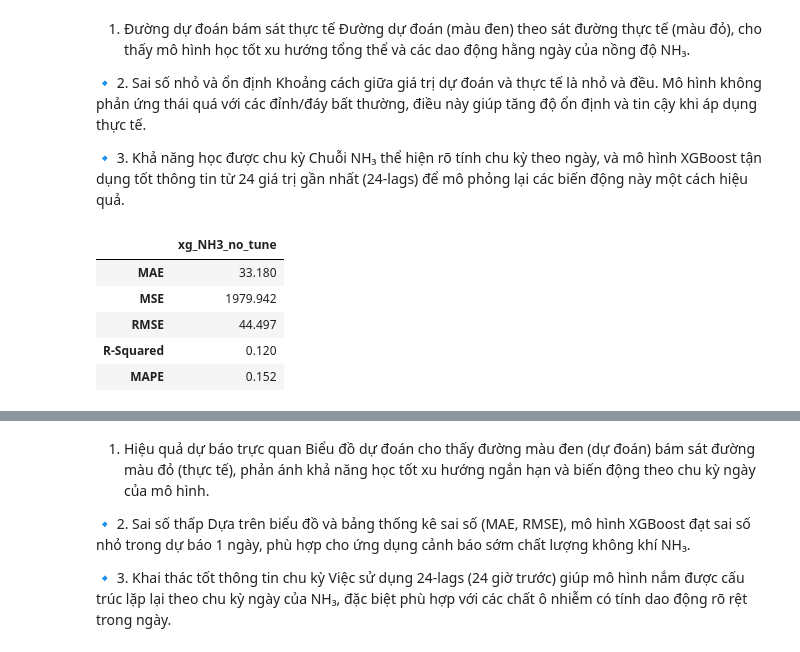
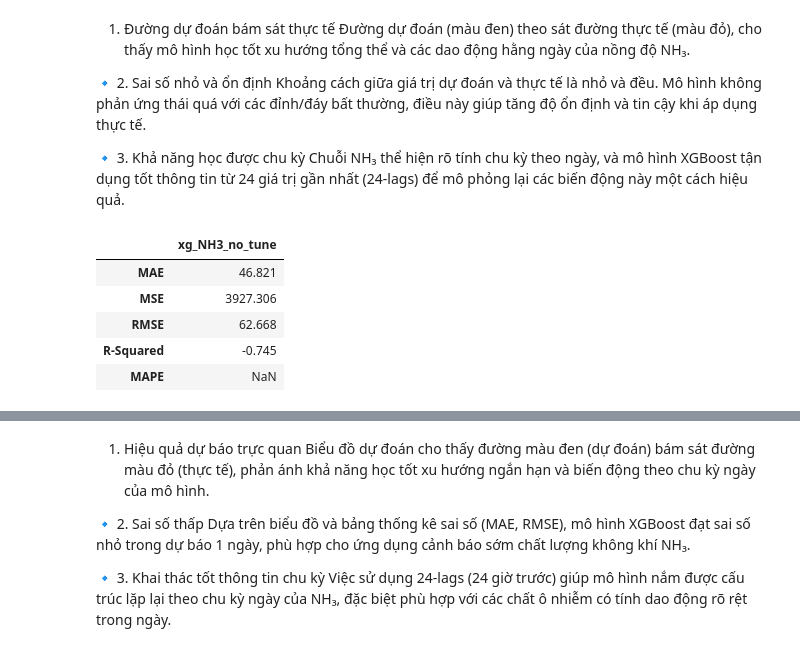
Before and after one commit to ThojTran/PPNC---Comparing-Machine-Learning-Models-for-AQI-Prediction-in-HCMC, a Jupyter notebook: PPNC.ipynb, the cells around one changed output, grey strips where cells are left out. Cells and saved outputs as stored; diff of their text form; code cells hidden in the pictures.

```diff
--- a/PPNC.ipynb
+++ b/PPNC.ipynb
@@ -627,10 +620,10 @@ lags = 24  # using past 24 hours window size
 #### Train-test splitting
 # %%
 # last one month for testing (24 * 31 hours )
-train_pm25, test_pm25 = split_train_test_series_single(series_data=y_pm25, test_size=steps)
+train_nh3, test_nh3 = split_train_test_series_single(series_data=y_pm25, test_size=steps)
 
-print(f'Train set Dates:\t {train_pm25.index.min()}  --- {train_pm25.index.max()}')
-print(f'Test set Dates:\t\t {test_pm25.index.min()}  --- {test_pm25.index.max()}')
+print(f'Train set Dates:\t {train_nh3.index.min()}  --- {train_nh3.index.max()}')
+print(f'Test set Dates:\t\t {test_nh3.index.min()}  --- {test_nh3.index.max()}')
 # %% [output]
 Train set Dates:         2024-11-01 01:00:00  --- 2025-01-04 02:00:00
 Test set Dates:          2025-01-04 03:00:00  --- 2025-01-05 04:00:00
@@ -708,11 +701,11 @@ params = {
 num_rounds = 100
 model = xgb.train(params, dtrain, num_rounds)
 # %%
-# Dự báo
-last_sequence = train_pm25.values[-24:]
+# Dự báo cho ngày tiếp theo (sau bộ test)
+last_sequence = pd.concat([train_nh3, test_nh3]).values[-24:]  # Lấy 24 giờ cuối cùng từ toàn bộ dữ liệu
 predictions = []
 
-for _ in range(len(test_pm25)):
+for _ in range(steps):  # Dự đoán cho 24 giờ tiếp theo (1 ngày)
     # Reshape để phù hợp với yêu cầu đầu vào của mô hình
     current_input = xgb.DMatrix(last_sequence.reshape(1, -1))
     # Dự đoán giá trị tiếp theo
@@ -723,8 +716,11 @@ for _ in range(len(test_pm25)):
     last_sequence = np.roll(last_sequence, -1)
     last_sequence[-1] = next_pred
 
+# Tạo index cho ngày tiếp theo sau bộ test
+next_day_index = pd.date_range(start=test_nh3.index[-1] + pd.Timedelta(hours=1), periods=steps, freq='H')
+
 # Chuyển đổi dự báo thành Series với chỉ mục đúng
-preds_xgb = pd.Series(predictions, index=test_pm25.index)
+preds_xgb = pd.Series(predictions, index=next_day_index)
 # %%
 # Vẽ biểu đồ
 plt.figure(figsize=(12,2))
@@ -748,13 +744,13 @@ Chuỗi NH₃ thể hiện rõ tính chu kỳ theo ngày, và mô hình XGBoost
 # %%
 # Evaluations
 results_nh3_xg_notune = evaluate_model_performance(
-    y_true=test_pm25, predictions=preds_xgb, label='xg_NH3_no_tune')
+    y_true=test_nh3, predictions=preds_xgb, label='xg_NH3_no_tune')
 
 results_nh3_xg_notune
 # %% [output]
 |  | xg_NH3_no_tune |
-| MAE | 33.180 |
-| MSE | 1979.942 |
-| RMSE | 44.497 |
-| R-Squared | 0.120 |
-| MAPE | 0.152 |
+| MAE | 46.821 |
+| MSE | 3927.306 |
+| RMSE | 62.668 |
+| R-Squared | -0.745 |
+| MAPE | NaN |
```
Also changed, not shown: parts of 11 cells of this notebook.
